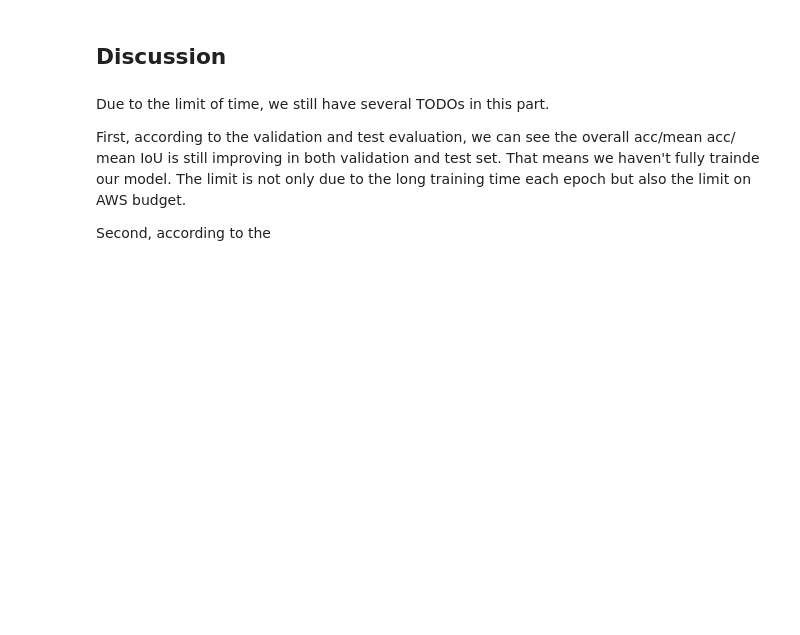
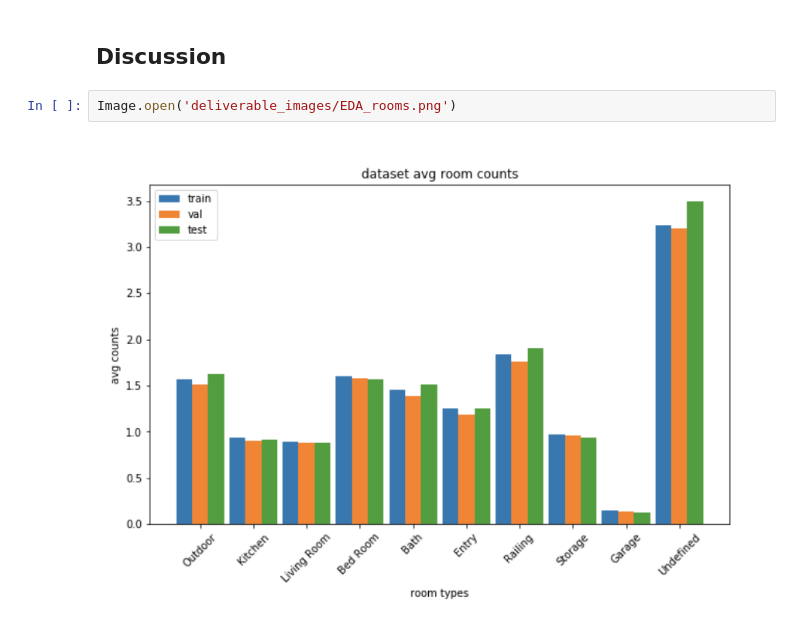
Before and after one commit to lianqiann/CubicasaProj, a Jupyter notebook: Final Deliverable - Room Detection.ipynb, the cells around one changed output. Drawn from its saved outputs; the diff is of its cells as text; blank space fills up the shorter version.

```diff
--- a/Final Deliverable - Room Detection.ipynb
+++ b/Final Deliverable - Room Detection.ipynb
@@ -255,9 +255,7 @@ The evaluated metrics:
 | Undefined   | 0\.1015  |
 # %% [markdown]
 ## Discussion
-# %% [markdown]
-Due to the limit of time, we still have several TODOs in this part.
-
-First, according to the validation and test evaluation, we can see the overall acc/mean acc/ mean IoU is still improving in both validation and test set. That means we haven't fully trainde our model. The limit is not only due to the long training time each epoch but also the limit on AWS budget.
-
-Second, according to the
+# %%
+Image.open('deliverable_images/EDA_rooms.png')
+# %% [output]
+[figure, added]
```
Also changed, not shown: parts of 3 cells of this notebook, 1 other file.
